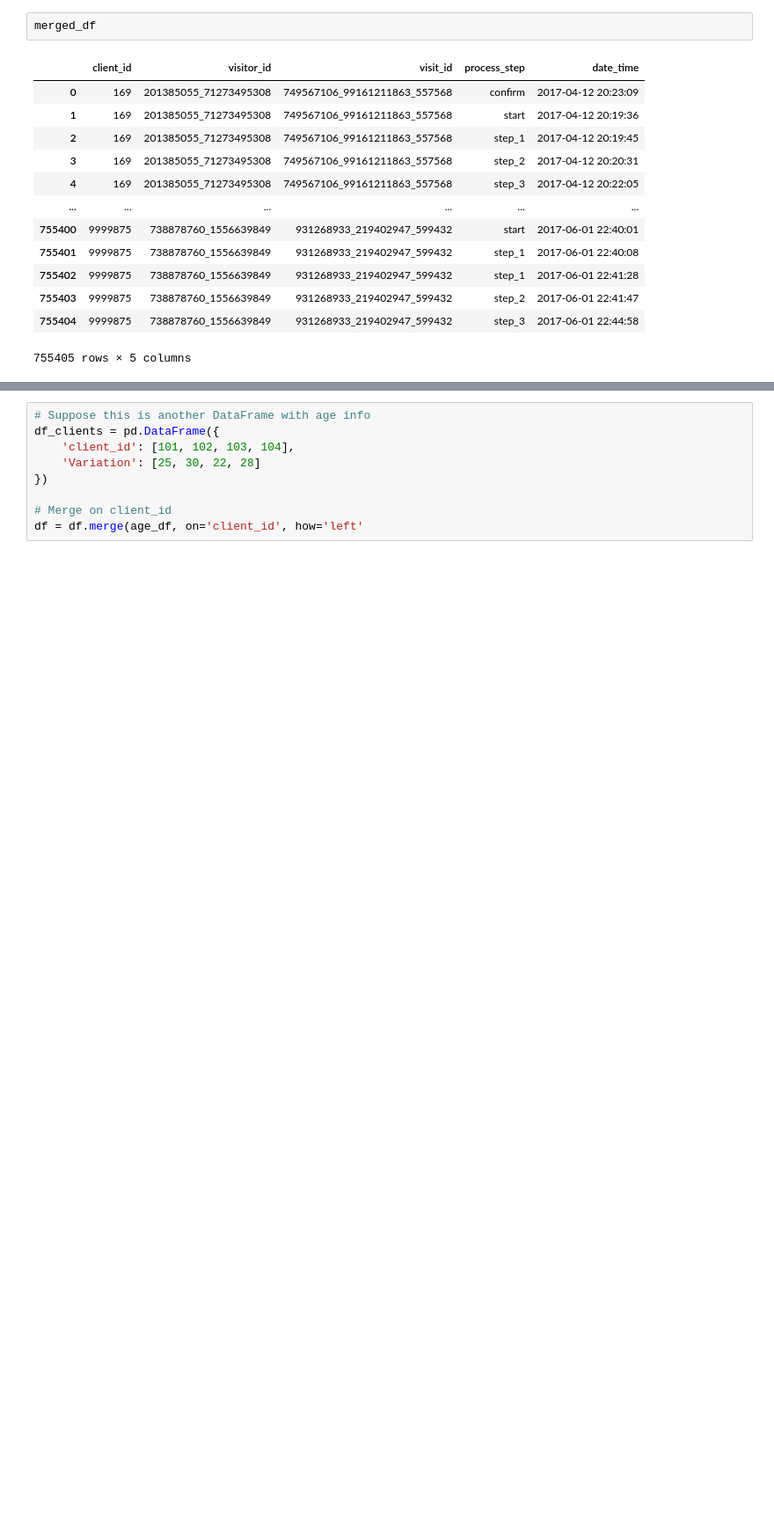
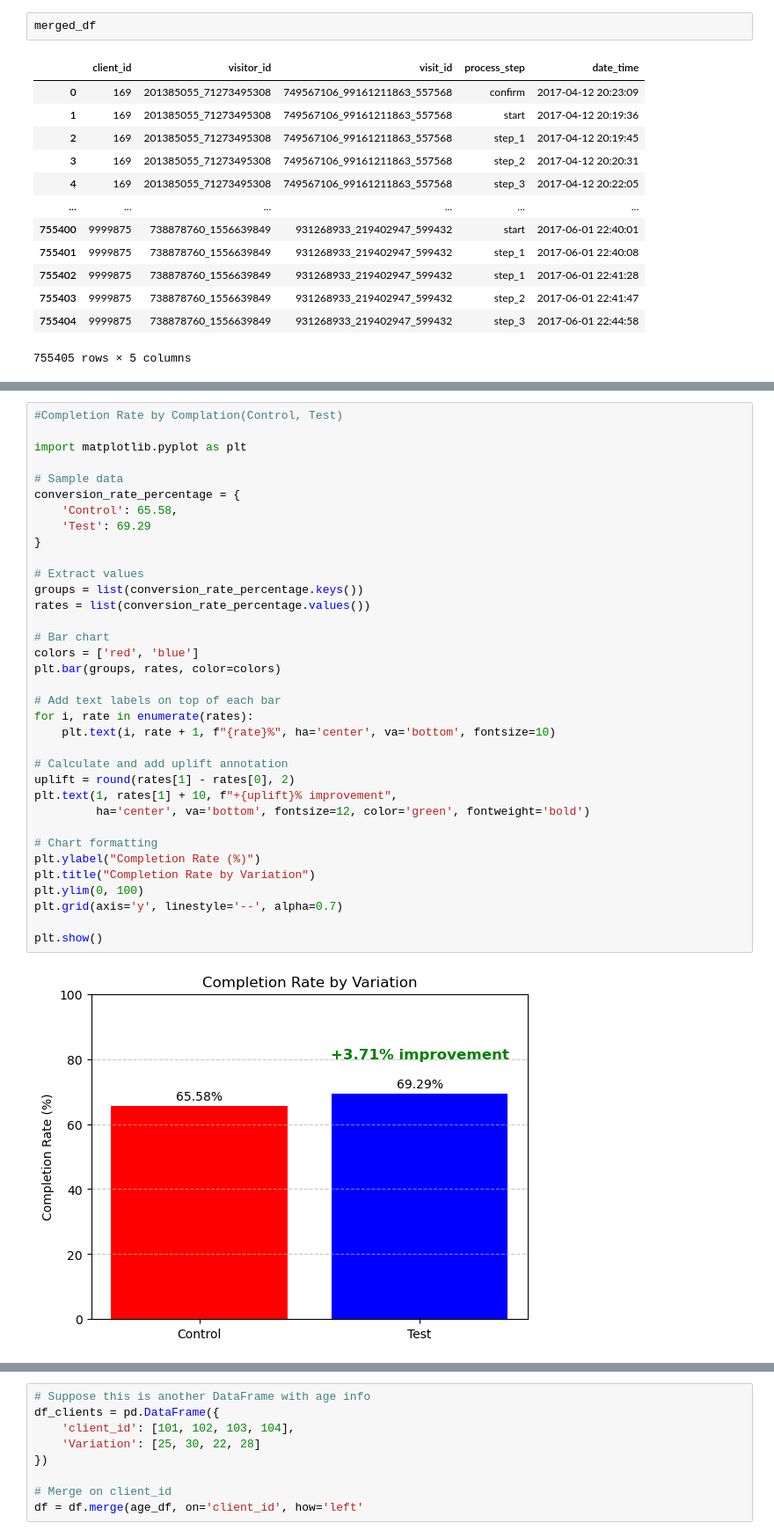
Before and after one commit to Doarsa/Vanguard-project, a Jupyter notebook: Vanguard data.ipynb, the cells around one changed output, grey strips where cells are left out. Shown at 88% size. Cells and saved outputs as stored; diff of their text form; blank space fills up the shorter version.

```diff
--- a/Vanguard data.ipynb
+++ b/Vanguard data.ipynb
@@ -224,0 +273,37 @@ merged_df
+# %%
+#Completion Rate by Complation(Control, Test)
+
+import matplotlib.pyplot as plt
+
+# Sample data
+conversion_rate_percentage = {
+    'Control': 65.58,
+    'Test': 69.29
+}
+
+# Extract values
+groups = list(conversion_rate_percentage.keys())
+rates = list(conversion_rate_percentage.values())
+
+# Bar chart
+colors = ['red', 'blue']
+plt.bar(groups, rates, color=colors)
+
+# Add text labels on top of each bar
+for i, rate in enumerate(rates):
+    plt.text(i, rate + 1, f"{rate}%", ha='center', va='bottom', fontsize=10)
+
+# Calculate and add uplift annotation
+uplift = round(rates[1] - rates[0], 2)
+plt.text(1, rates[1] + 10, f"+{uplift}% improvement",
+         ha='center', va='bottom', fontsize=12, color='green', fontweight='bold')
+
+# Chart formatting
+plt.ylabel("Completion Rate (%)")
+plt.title("Completion Rate by Variation")
+plt.ylim(0, 100)
+plt.grid(axis='y', linestyle='--', alpha=0.7)
+
+plt.show()
+# %% [output]
+[figure, added]
```
Also changed, not shown: parts of 11 cells of this notebook, 1 other file.
